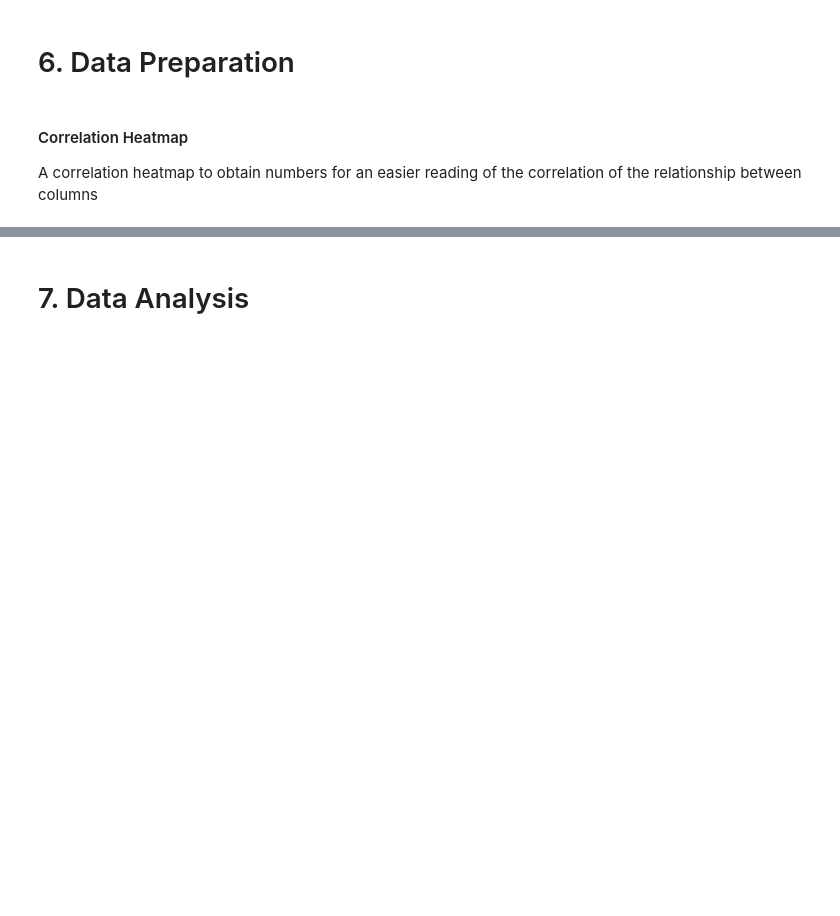
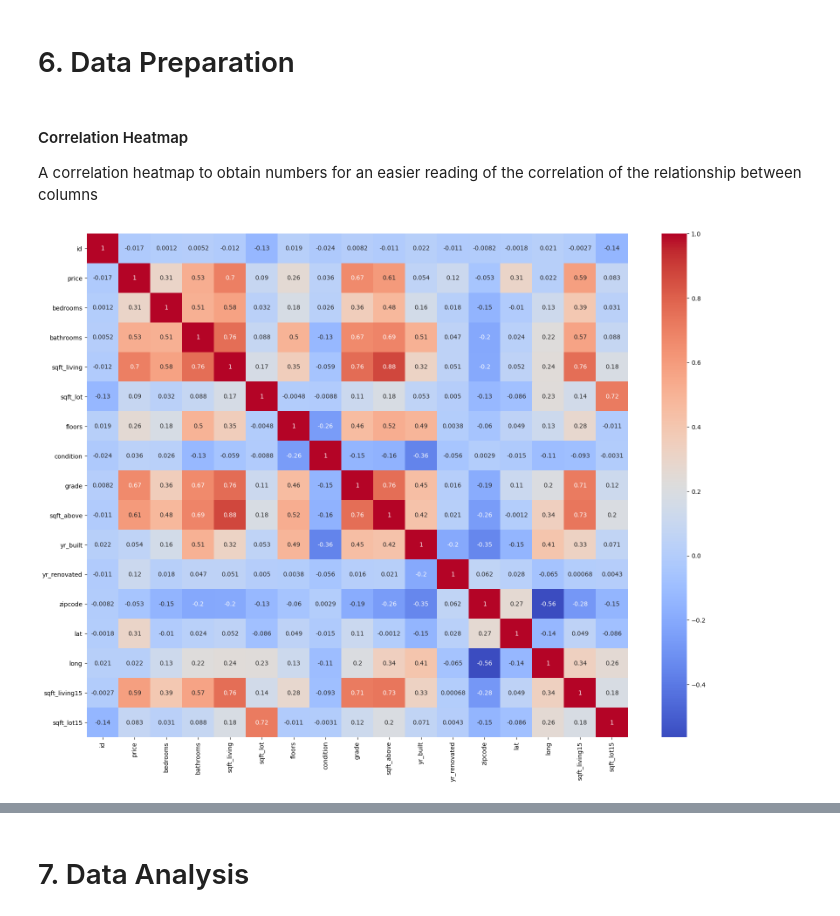
Before and after one commit to MMJGGR/Phase_2_project, a Jupyter notebook: index.ipynb, the cells around one changed output, grey strips where cells are left out. Cells and saved outputs as stored; diff of their text form; code cells hidden in the pictures; blank space fills up the shorter version.

```diff
--- a/index.ipynb
+++ b/index.ipynb
@@ -193,3 +206,8 @@ There are now no null values
 # %% [markdown]
 #### Correlation Heatmap
 A correlation heatmap to obtain numbers for an easier reading of the correlation of the relationship between columns
+# %%
+plt.subplots(figsize=(20,15))
+sns.heatmap(data.corr(),cmap="coolwarm",annot=True);
+# %% [output]
+[figure, added]
```
Also changed, not shown: parts of 29 cells of this notebook.
